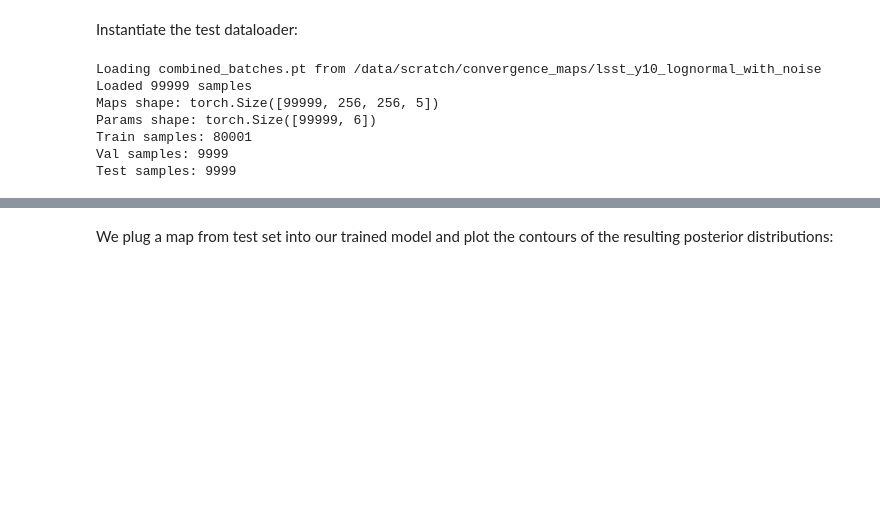
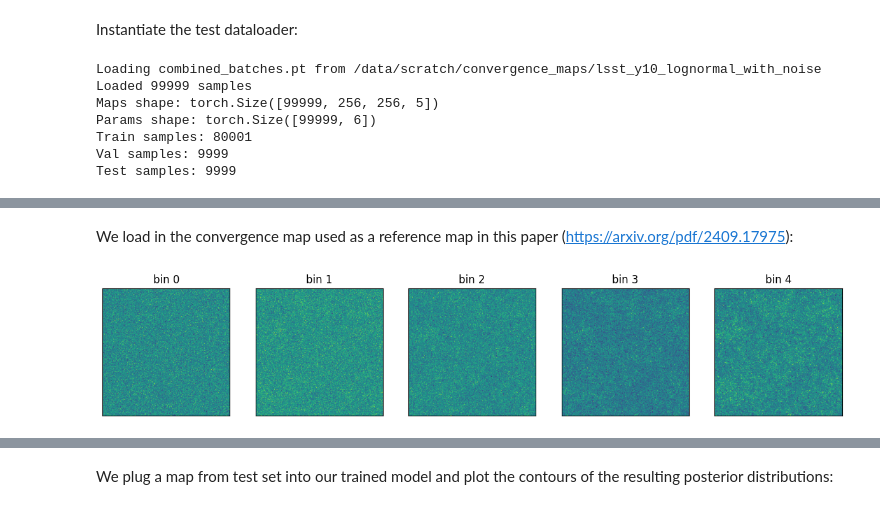
Before and after one commit to prob-ml/blissWL, a Jupyter notebook: maps_to_cosmology/notebooks/results_FlowMatching.ipynb, the cells around one changed output, grey strips where cells are left out. Drawn from its saved outputs; the diff is of its cells as text; code cells hidden in the pictures; blank space fills up the shorter version.

```diff
--- a/maps_to_cosmology/notebooks/results_FlowMatching.ipynb
+++ b/maps_to_cosmology/notebooks/results_FlowMatching.ipynb
@@ -120,0 +121,15 @@ plt.show()
+# %% [markdown]
+We load in the convergence map used as a reference map in this paper (https://arxiv.org/pdf/2409.17975):
+# %%
+reference_map = np.load("reference_map.npy")
+reference_params = [0.2664, 0.0492, 0.831, 0.6727, 0.9645, -1.0]
+# %%
+fig, ax = plt.subplots(1, 5, figsize = (15, 3))
+
+for b in range(5):
+    _ = ax[b].imshow(reference_map[...,b])
+    _ = ax[b].set_title(f"bin {b}")
+    _ = ax[b].set_xticks([])
+    _ = ax[b].set_yticks([])
+# %% [output]
+[figure, added]
```
Also changed, not shown: parts of 9 cells of this notebook.
